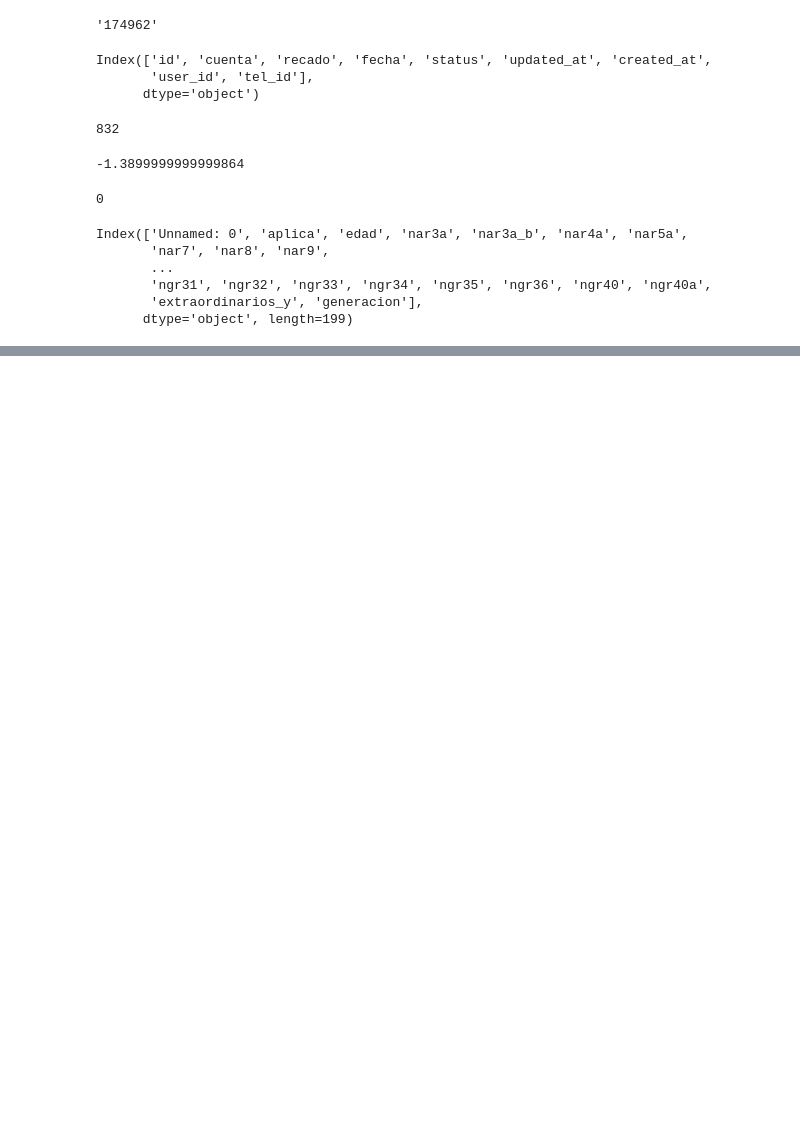
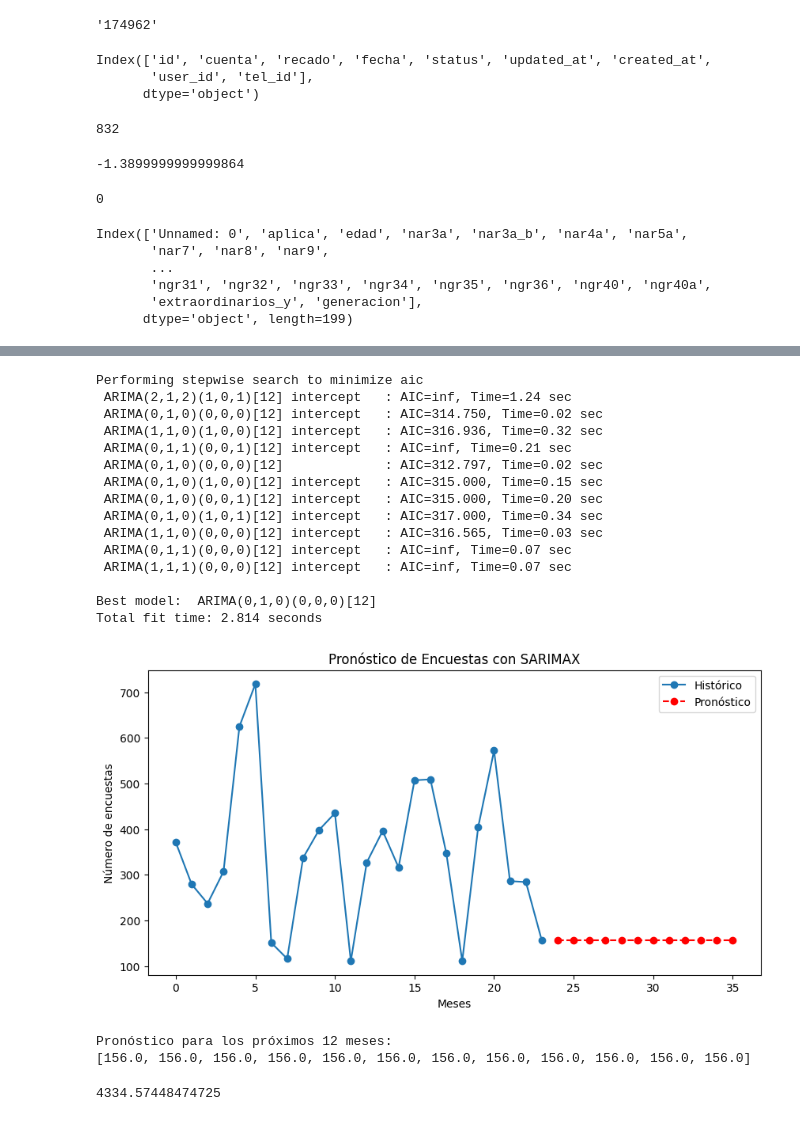
Before and after one commit to AjoloteCosmico/PVE-polls, a Jupyter notebook: public/work-data.ipynb, the cells around one changed output, grey strips where cells are left out. Drawn from its saved outputs; the diff is of its cells as text; code cells hidden in the pictures; blank space fills up the shorter version.

```diff
--- a/public/work-data.ipynb
+++ b/public/work-data.ipynb
@@ -291,0 +658,65 @@ Index(['Unnamed: 0', 'aplica', 'edad', 'nar3a', 'nar3a_b', 'nar4a', 'nar5a',
+# %%
+import numpy as np
+import pandas as pd
+import matplotlib.pyplot as plt
+import statsmodels.api as sm
+from pmdarima import auto_arima
+
+# Datos de encuestas
+enc = [371,279,237,307,625,718,151,116,337,398,435,
+       111,327,396,316,507,509,347,111,404,572,286,284,156]
+
+# Convertir en serie de tiempo
+enc_series = pd.Series(enc)
+
+# Usar auto_arima para encontrar los mejores parámetros
+auto_model = auto_arima(enc_series, seasonal=True, m=12, trace=True, suppress_warnings=True,d=1, D=0)
+order = auto_model.order
+seasonal_order = auto_model.seasonal_order
+
+# Ajustar el modelo SARIMAX con los parámetros óptimos
+model = sm.tsa.SARIMAX(enc_series, order=order, seasonal_order=seasonal_order)
+result = model.fit()
+
+# Hacer pronóstico para los próximos 12 meses
+forecast = result.forecast(steps=12)
+
+# Graficar resultados
+plt.figure(figsize=(10, 5))
+plt.plot(enc_series, label='Histórico', marker='o')
+plt.plot(range(len(enc), len(enc) + 12), forecast, label='Pronóstico', marker='o', linestyle='dashed', color='red')
+plt.xlabel('Meses')
+plt.ylabel('Número de encuestas')
+plt.title('Pronóstico de Encuestas con SARIMAX')
+plt.legend()
+plt.show()
+
+# Mostrar pronóstico
+print("Pronóstico para los próximos 12 meses:")
+print(forecast.tolist())
+# %% [output]
+Performing stepwise search to minimize aic
+ ARIMA(2,1,2)(1,0,1)[12] intercept   : AIC=inf, Time=1.24 sec
+ ARIMA(0,1,0)(0,0,0)[12] intercept   : AIC=314.750, Time=0.02 sec
+ ARIMA(1,1,0)(1,0,0)[12] intercept   : AIC=316.936, Time=0.32 sec
+ ARIMA(0,1,1)(0,0,1)[12] intercept   : AIC=inf, Time=0.21 sec
+ ARIMA(0,1,0)(0,0,0)[12]             : AIC=312.797, Time=0.02 sec
+ ARIMA(0,1,0)(1,0,0)[12] intercept   : AIC=315.000, Time=0.15 sec
+ ARIMA(0,1,0)(0,0,1)[12] intercept   : AIC=315.000, Time=0.20 sec
+ ARIMA(0,1,0)(1,0,1)[12] intercept   : AIC=317.000, Time=0.34 sec
+ ARIMA(1,1,0)(0,0,0)[12] intercept   : AIC=316.565, Time=0.03 sec
+ ARIMA(0,1,1)(0,0,0)[12] intercept   : AIC=inf, Time=0.07 sec
+ ARIMA(1,1,1)(0,0,0)[12] intercept   : AIC=inf, Time=0.07 sec
+
+Best model:  ARIMA(0,1,0)(0,0,0)[12]
+Total fit time: 2.814 seconds
+[figure, added]
+Pronóstico para los próximos 12 meses:
+[156.0, 156.0, 156.0, 156.0, 156.0, 156.0, 156.0, 156.0, 156.0, 156.0, 156.0, 156.0]
+# %%
+sum=0
+for i in pronostico:
+    sum=sum+i
+print(sum)
+# %% [output]
+4334.57448474725
```
Also changed, not shown: parts of 29 cells of this notebook, 7 other files.
